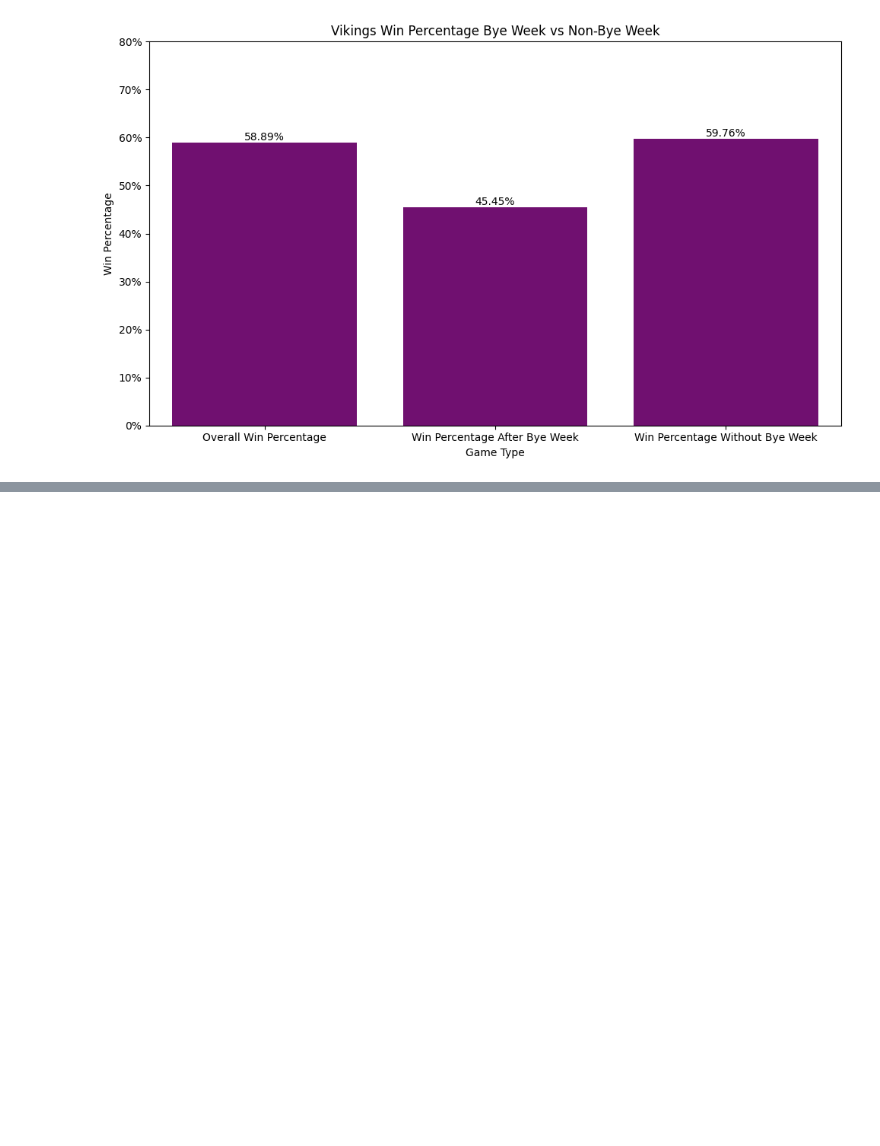
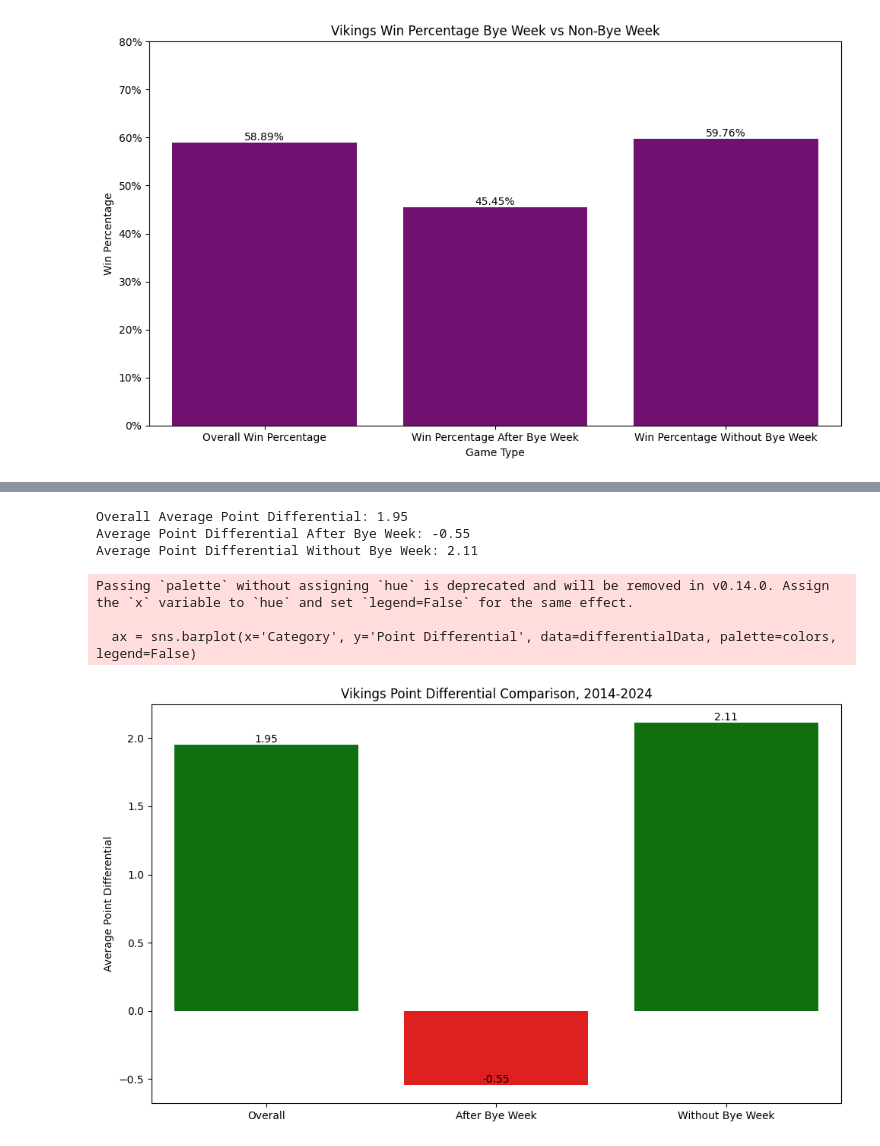
Before and after one commit to jtmuraski/nfl-analytics, a Jupyter notebook: ByeWeekAnalysis.ipynb, the cells around one changed output, grey strips where cells are left out. Saved outputs shown, nothing was run; the diff lists cells and outputs as text; code cells hidden in the pictures; blank space fills up the shorter version.

Commit message:
Completed VIkings point differential analysis

```diff
--- a/ByeWeekAnalysis.ipynb
+++ b/ByeWeekAnalysis.ipynb
@@ -92,7 +105,7 @@ season
 Name: had_bye, dtype: int64
 # %%
 # There are some incorrect values in the bye week count. Adjusting rest day filter to 13, and also filtering for just the regular season
-vikingsSchedule = filteredSchedules[((filteredSchedules['home_team'] == 'MIN') | (filteredSchedules['away_team'] == 'MIN')) & (filteredSchedules['game_type'] == 'REG')]
+vikingsSchedule = filteredSchedules[((filteredSchedules['home_team'] == 'MIN') | (filteredSchedules['away_team'] == 'MIN')) & (filteredSchedules['game_type'] == 'REG')].copy()
 vikingsSchedule['had_bye'] = ((vikingsSchedule['home_team'] == 'MIN') & (vikingsSchedule['home_rest'] >= 13) |
  (vikingsSchedule['away_team'] == 'MIN') & (vikingsSchedule['away_rest'] >= 13))
 
@@ -231,3 +244,9 @@ plt.show()
 [figure]
 # %%
 # Begin point differential analysis
+
+# Add a point differential column to the df
+vikingsSchedule['differential'] = np.where(vikingsSchedule['home_team'] == 'MIN', vikingsSchedule['home_score'] - vikingsSchedule['away_score'],
+                                                                                  vikingsSchedule['away_score'] - vikingsSchedule['home_score'])
+
+vikingsSchedule.head()
@@ -233,0 +260,45 @@ plt.show()
+# %%
+overallDifferential = vikingsSchedule['differential'].mean()
+avgByeWeekDifferential = vikingsSchedule[vikingsSchedule['had_bye'] == True]['differential'].mean()
+avgNonByeWeekDifferential = vikingsSchedule[vikingsSchedule['had_bye'] == False]['differential'].mean()
+
+print(f"Overall Average Point Differential: {overallDifferential:.2f}")
+print(f"Average Point Differential After Bye Week: {avgByeWeekDifferential:.2f}")
+print(f"Average Point Differential Without Bye Week: {avgNonByeWeekDifferential:.2f}")
+# %% [output]
+Overall Average Point Differential: 1.95
+Average Point Differential After Bye Week: -0.55
+Average Point Differential Without Bye Week: 2.11
+# %%
+# Plot the differnetial on a bar chart
+differentialData = pd.DataFrame({
+    'Category': ["Overall", "After Bye Week", "Without Bye Week"],
+    'Point Differential': [overallDifferential, avgByeWeekDifferential, avgNonByeWeekDifferential]
+})
+
+plt.figure(figsize=(10, 6))
+colors = ["green" if x > 0 else "red" for x in differentialData['Point Differential']]
+ax = sns.barplot(x='Category', y='Point Differential', data=differentialData, palette=colors, legend=False)
+
+# Set the labels
+plt.title("Vikings Point Differential Comparison, 2014-2024")
+plt.ylabel("Average Point Differential")
+plt.xlabel("")
+
+# If the differential is > 0, the bar is green, if < 0, the bar should be red
+for bar in ax.patches:
+    ax.text(
+        bar.get_x() + bar.get_width() / 2,
+        bar.get_height(),
+        f"{bar.get_height():.2f}",
+        ha='center',
+        va='bottom'
+    )
+
+plt.tight_layout()
+plt.show()
+# %% [output]
+Passing `palette` without assigning `hue` is deprecated and will be removed in v0.14.0. Assign the `x` variable to `hue` and set `legend=False` for the same effect.
+
+  ax = sns.barplot(x='Category', y='Point Differential', data=differentialData, palette=colors, legend=False)
+[figure, added]
```
Also changed, not shown: parts of 3 cells of this notebook, 1 other file.
